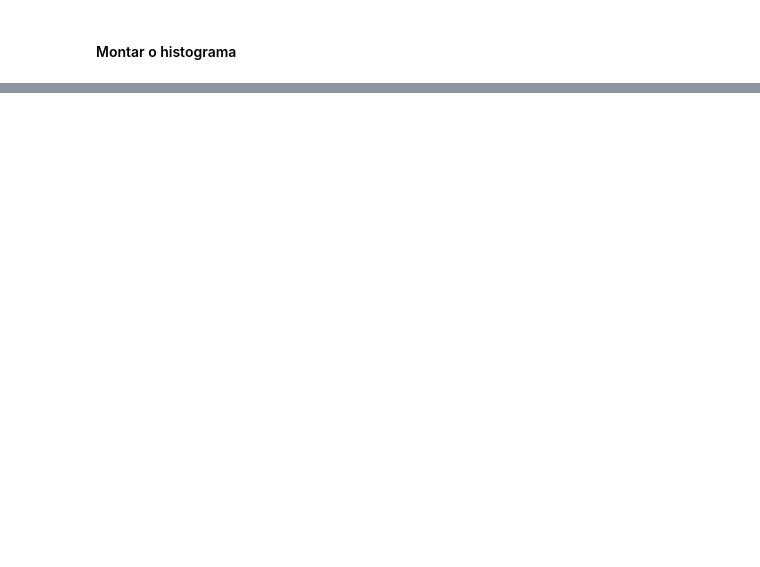
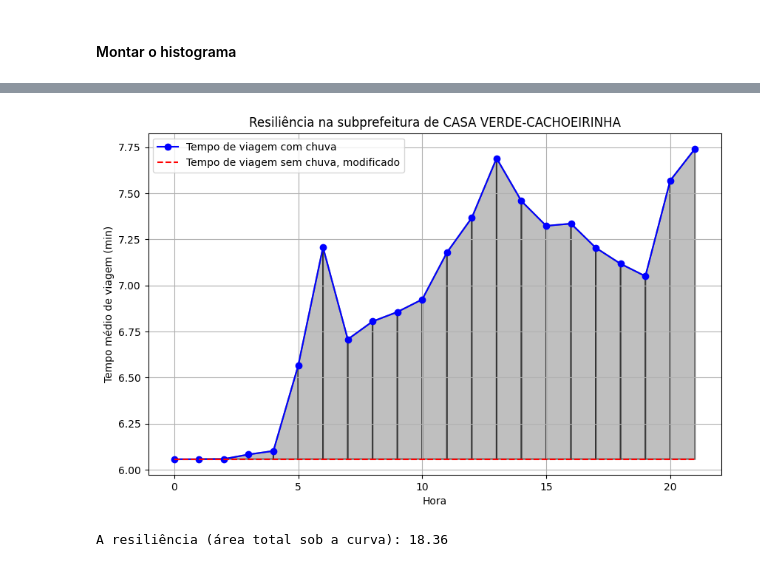
Before and after one commit to marcelof314/SP_urban_flooding, a Jupyter notebook: 13 Large Data Processing.ipynb, the cells around one changed output, grey strips where cells are left out. Drawn from its saved outputs; the diff is of its cells as text; code cells hidden in the pictures; blank space fills up the shorter version.

```diff
--- a/13 Large Data Processing.ipynb
+++ b/13 Large Data Processing.ipynb
@@ -1070,31 +1239,4 @@ listar_atributos_arestas(G_dinamico)
 # %%
-# Função auxiliar para calcular tempos de viagem
-def calcular_tempo_viagem(gdf, referencia, coluna_peso, grafo, matriz_viagens, **kwargs):
-    inicio = time.time()
-    tempos, sem_caminho, tempo_medio = calcula_caminho_minimo_star2(gdf, referencia, grafo, coluna_peso, matriz_viagens, **kwargs)
-    tempo_execucao = time.time() - inicio
-    return tempo_medio, sem_caminho, len(sem_caminho), tempo_execucao
-
-# Se no código original você usou replace(' ', '_'), faça o mesmo aqui:
-subpref_underscored = nome_sp.replace(' ', '_')
-
-# Supondo que o padrão seja "nearest_node_" + subpref_underscored
-coluna_desejada = f"nearest_node_{subpref_underscored}"
-
-print("Coluna construída dinamicamente:", coluna_desejada)
-
-# Verifique se essa coluna existe no seu GDF:
-if coluna_desejada in gdf_nos_aproximados.columns:
-    print(f"A coluna '{coluna_desejada}' existe!\n")
-else:
-    print(f"A coluna '{coluna_desejada}' não foi encontrada no GDF.\n")
-
-# Verifica se coluna faz parte dos atributos das arestas de G_dinamico
-for u, v, data in G_dinamico.edges(data=True):
-    if coluna not in data:
-        print(f"Aresta {u} - {v} NÃO possui o atributo ", coluna)
-
-
 # Inicializa a lista de resultados
 resultados = []
 
@@ -1103,17 +1245,17 @@ for coluna in tqdm(atributos_tt_ord, desc="Processando atributos", unit='atribut
     print(f'\nIniciando o cálculo para a referência: {coluna}')
 
     # 1. Cálculo com chuva
-    print('Calculando tempo de viagem COM CHUVA...')
+    print(f'Calculando tempo de viagem {blue} COM CHUVA...{reset}')
     print('Nearest node baseline: ',coluna_desejada)
     print('Referência: ',coluna)
     tt_chuva, sem_caminho_chuva, viagens_ignoradas_chuva, tempo_execucao_chuva = calcular_tempo_viagem(
-    gdf_nos_aproximados, coluna_desejada, coluna, G_dinamico, matriz_od_25
+    gdf_nos_aproximados, coluna_desejada, coluna, G_dinamico
     )
 
     # 2. Cálculo sem chuva, modificado
-    print('Calculando tempo de viagem SEM CHUVA, MODIFICADO...')
+    print(f'Calculando tempo de viagem {blue} SEM CHUVA, MODIFICADO...{reset}')
     tt_seco_mod, _, viagens_ignoradas_mod, tempo_execucao_mod = calcular_tempo_viagem(
-    gdf_nos_aproximados, coluna_desejada, 'tt_speed_kph', G_dinamico, matriz_od_25
+    gdf_nos_aproximados, coluna_desejada, 'tt_speed_kph', G_dinamico, sem_caminho_chuva
     )
 
     # Adiciona os resultados à lista
@@ -1178,35 +1344,38 @@ y = resiliencia_df['tt_chuva'].values
 baseline_values = resiliencia_df['tt_seco_mod'].values
 
 # Plotar linha de TT com chuva
-plt.plot(x, y, marker='o', linestyle='-', color='b', label='Travel time, rain')
+plt.plot(x, y, marker='o', linestyle='-', color='b', label='Tempo de viagem com chuva')
 
 # Adicionar linha de baseline
-plt.plot(x, baseline_values, linestyle='--', color='r', label='Travel time no rain, modified')
+plt.plot(x, baseline_values, linestyle='--', color='r', label='Tempo de viagem sem chuva, modificado')
 
 # Preencher trapézios entre baseline e TT com chuva
 for i in range(len(x) - 1):
     x_trapezoid = [x[i], x[i], x[i+1], x[i+1]]
     y_trapezoid = [baseline_values[i], y[i], y[i+1], baseline_values[i]]
 
     # Preencher o trapézio
     plt.fill(x_trapezoid, y_trapezoid, 'gray', alpha=0.5, edgecolor='k', linewidth=1.5)
 
     # Calcular a área do trapézio
     base1 = abs(y[i] - baseline_values[i])
     base2 = abs(y[i+1] - baseline_values[i+1])
     altura = 1  # Como o eixo X é discreto, altura = 1 unidade
     area_trap = 0.5 * (base1 + base2) * altura
     area_total += area_trap
 
 # Ajustes do gráfico
-plt.xlabel('Hour')
-plt.ylabel('Average Travel Time (min)')
-plt.title('Average Travel Time Comparision, rain and no rain')
+plt.xlabel('Hora')
+plt.ylabel('Tempo médio de viagem (min)')
+plt.title('Resiliência na subprefeitura de ' + nome_sp)
 plt.legend()
 plt.grid(True)
 
 # Exibir gráfico
 plt.show()
 
 # Exibir área total sob a curva
 print(f"A resiliência (área total sob a curva): {area_total:.2f} ")
+# %% [output]
+[figure, added]
+A resiliência (área total sob a curva): 18.36
```
Also changed, not shown: parts of 26 cells of this notebook.
